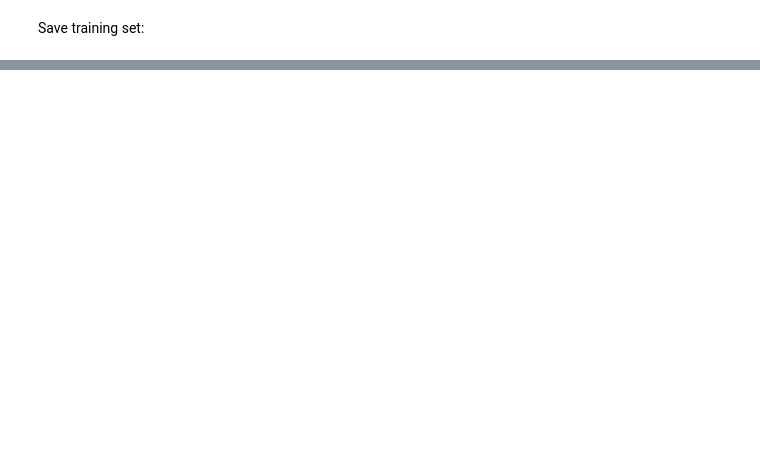
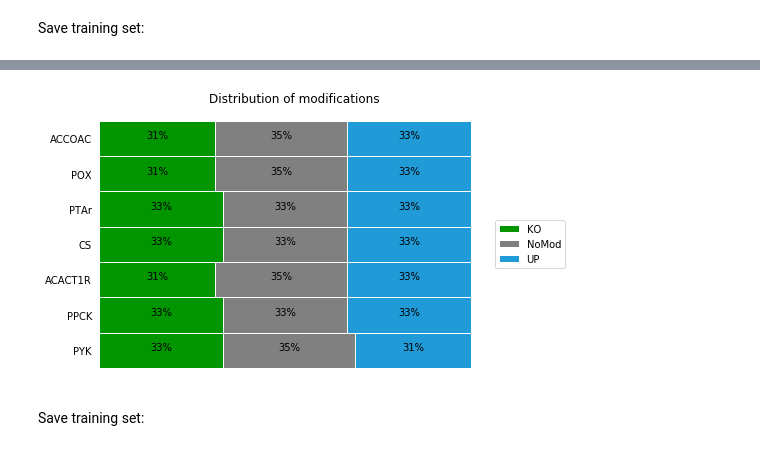
Before and after one commit to juanneilson/multiomicspaper, a Jupyter notebook: Initial_designs.ipynb, the cells around one changed output, grey strips where cells are left out. Saved outputs shown, nothing was run; the diff lists cells and outputs as text; code cells hidden in the pictures; blank space fills up the shorter version.

```diff
--- a/Initial_designs.ipynb
+++ b/Initial_designs.ipynb
@@ -166,0 +184,4 @@ df.loc[0:n_instances].to_csv(f'./data/training_data_{n_genes}genes.csv',
+# %%
+df_lhs = df.copy()
+df_lhs = df_lhs[df.columns[:-1]]
+df_lhs.head()
@@ -166,0 +195,11 @@ df.loc[0:n_instances].to_csv(f'./data/training_data_{n_genes}genes.csv',
+# %%
+latin_hc = lhs(n_genes, samples=n_instances-1, criterion='maximin')
+latin_hc = np.floor(3 * latin_hc)
+
+for i in range(1,n_instances):
+    designs = list(latin_hc[(i-1)])
+    df_lhs.loc[i] = [str(i)] + designs
+
+df_lhs['# Modifs'] = num_of_modifications(df_lhs)
+
+df_lhs.head()
@@ -166,0 +213,4 @@ df.loc[0:n_instances].to_csv(f'./data/training_data_{n_genes}genes.csv',
+# %%
+df_lhs.loc[n_instances] = ['Summary'] + [[list(df_lhs[gene]).count(int(i))/n_instances*100
+                                            for i in range(n_modifications)]  for gene in genes] + [np.mean(df_lhs['# Modifs'])]
+df_lhs.iloc[-1]
@@ -166,0 +228,6 @@ df.loc[0:n_instances].to_csv(f'./data/training_data_{n_genes}genes.csv',
+# %%
+plot_distribution(df_lhs)
+# %% [output]
+[figure, added]
+# %% [markdown]
+Save training set:
```
Also changed, not shown: parts of 20 cells of this notebook.
